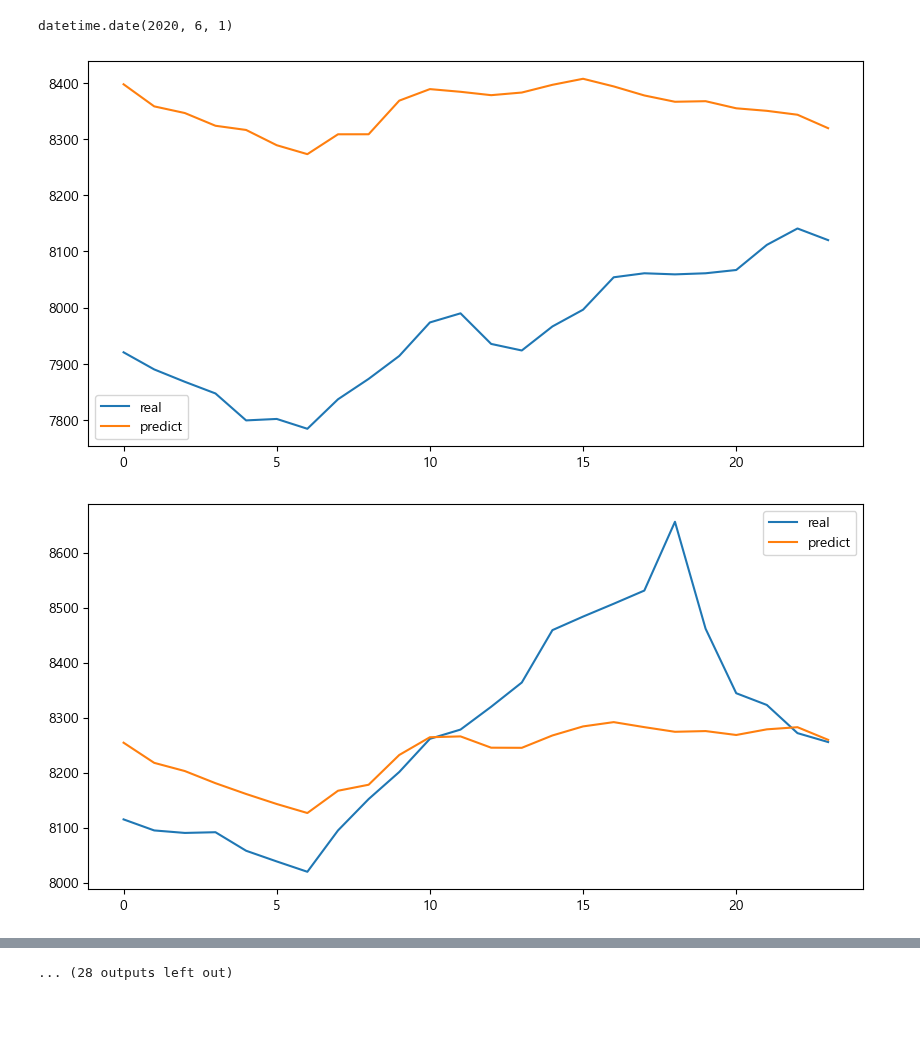
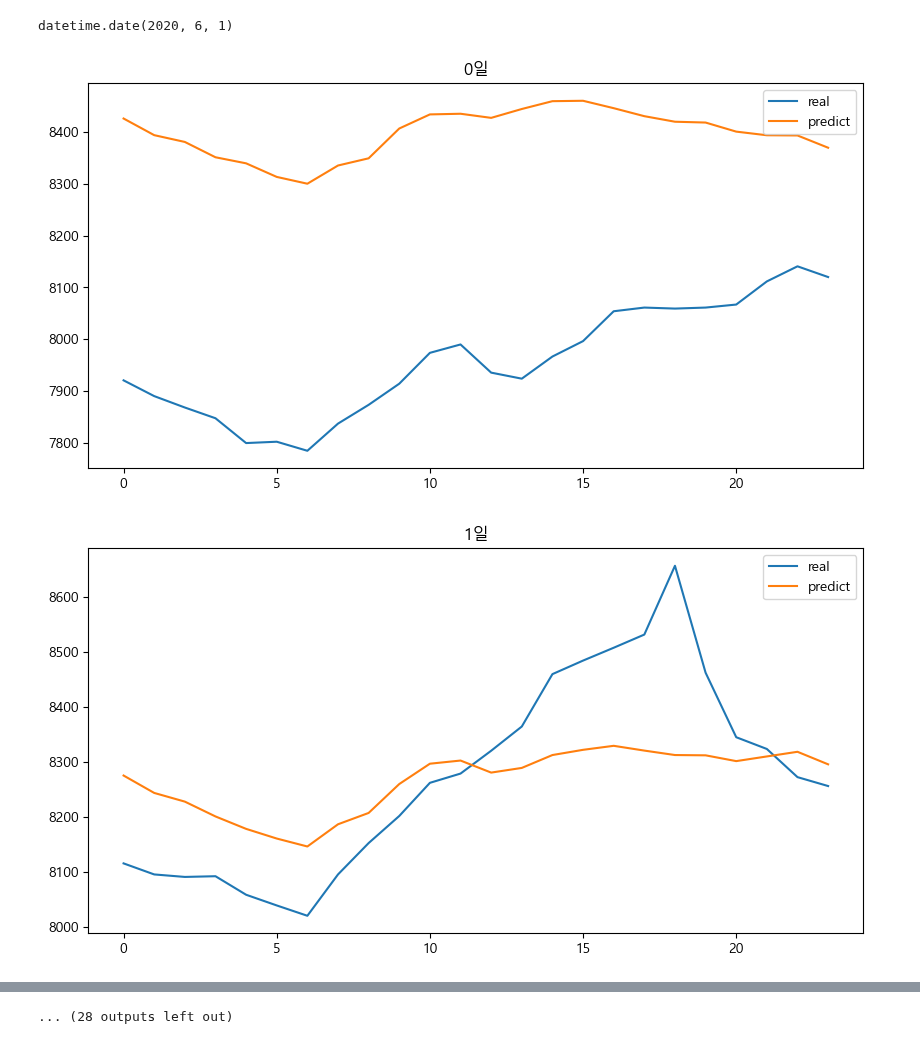
Before and after one commit to Jjineeq/Capstone_Design, a Jupyter notebook: optimal/energy_using.ipynb, the cells around one changed output, grey strips where cells are left out. Saved outputs shown, nothing was run; the diff lists cells and outputs as text; code cells hidden in the pictures; blank space fills up the shorter version.

```diff
--- a/optimal/energy_using.ipynb
+++ b/optimal/energy_using.ipynb
@@ -398,6 +398,13 @@ def get_weekday_indices(index):
 weekday = get_weekday_indices(df_1.index)
 # %%
 input_1 = df_1.loc[weekday]
+# %%
+input_1['hour'] = input_1.date_time.dt.hour
+# %%
+mean = input_1.groupby(['hour']).mean()['전력사용량(kWh)']
+std = input_1.groupby(['hour']).std()['전력사용량(kWh)']
+# %%
+input_1.set_index('date_time',inplace=True)
 # %%
 hourly_means = mean
 hourly_std_devs = std
@@ -417,10 +424,11 @@ for i in range(40):
 # %%
 for i in range(40):
     plt.figure(figsize=(10,5))
     plt.plot(np.arange(24), input_1.iloc[24*(i+1) : 24*(i+2), 1], label='real')
     plt.plot(np.arange(24), total_means[i], label='predict')
     plt.legend()
+    plt.title('{}일'.format(i))
     plt.savefig('../energy_using_plot/plot_{}.png'.format(i))
 # %% [output]
-[figure, old version]
+[figure, new version]
-[figure, old version]
+[figure, new version]
```
Also changed, not shown: parts of 9 cells of this notebook, 42 other files.
